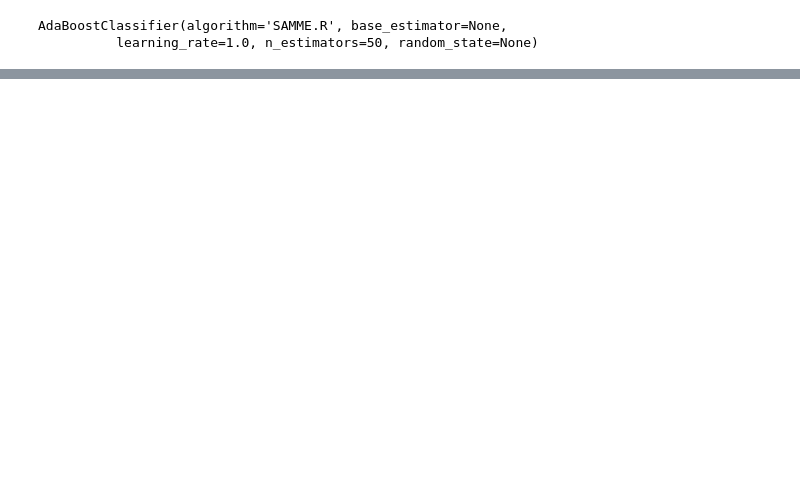
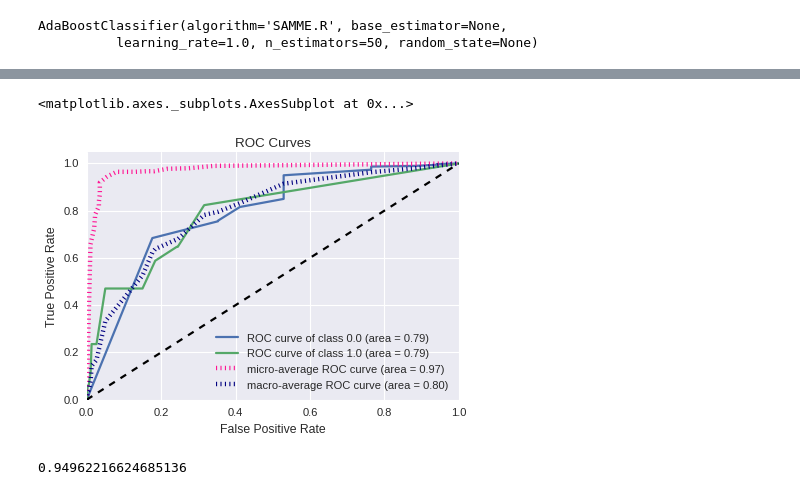
Before and after one commit to Z-Yang-328/Online-Auction-Analytics, a Jupyter notebook: Capstone Project/Feature_Engineering.ipynb, the cells around one changed output, grey strips where cells are left out. Cells and saved outputs as stored; diff of their text form; code cells hidden in the pictures; blank space fills up the shorter version.

```diff
--- a/Capstone Project/Feature_Engineering.ipynb
+++ b/Capstone Project/Feature_Engineering.ipynb
@@ -189,0 +250,13 @@ plot_roc_curve(y_test, ada.predict_proba(X_test))
+# %%
+plot_roc_curve(y_test, pipeline_r.predict_proba(X_test))
+# %% [output]
+<matplotlib.axes._subplots.AxesSubplot at 0x...>
+[figure, added]
+# %%
+from imblearn.under_sampling import TomekLinks
+
+pipeline_us = make_pipeline(TomekLinks(), rfc)
+pipeline_us.fit(X_train, y_train)
+pipeline_us.score(X_test, y_test)
+# %% [output]
+0.94962216624685136
```
Also changed, not shown: parts of 30 cells of this notebook.
